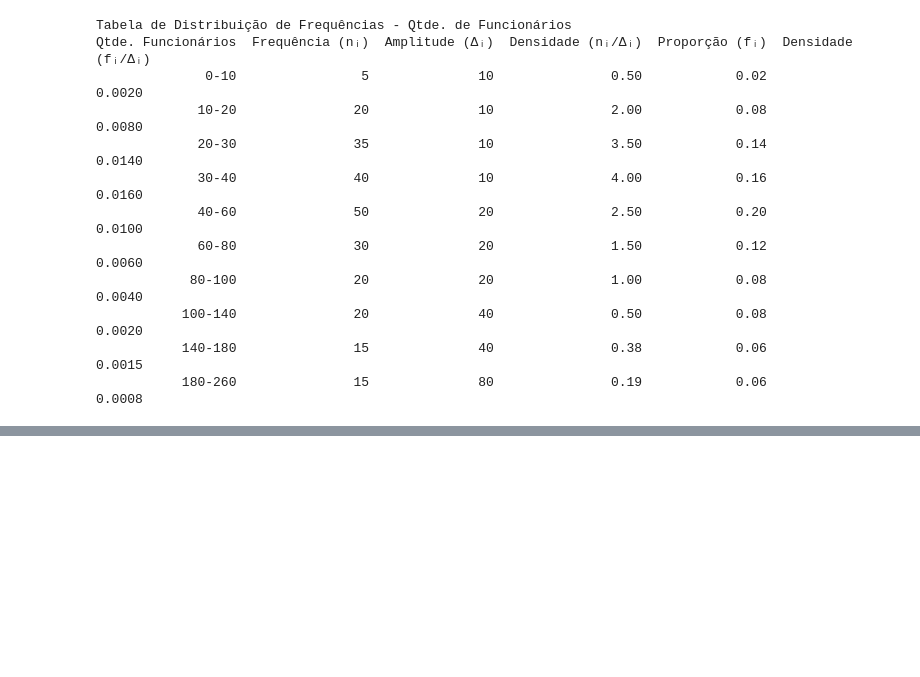
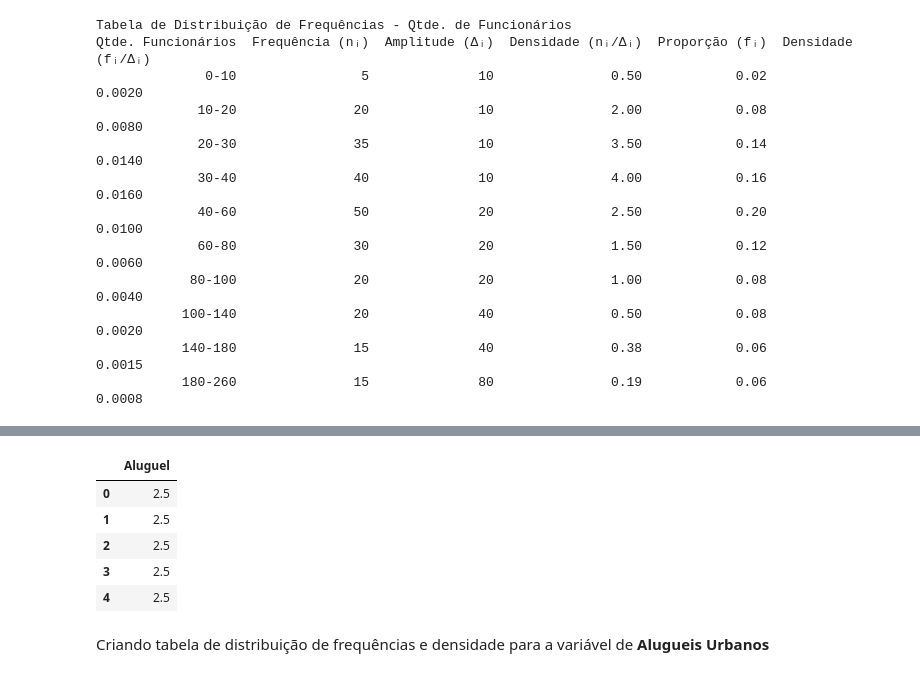
Before and after one commit to damian-nestea/estatistica-basica-bussabemorettin, a Jupyter notebook: notebooks/Cap02_Resumo_Dados.ipynb, the cells around one changed output, grey strips where cells are left out. Cells and saved outputs as stored; diff of their text form; code cells hidden in the pictures; blank space fills up the shorter version.

```diff
--- a/notebooks/Cap02_Resumo_Dados.ipynb
+++ b/notebooks/Cap02_Resumo_Dados.ipynb
@@ -1214,0 +1240,16 @@ plt.show()
+# %%
+# Importando planilha de dados dos alugueis rurais
+nome_aba = 'CD-Alugueis-Rurais'
+file_path = '/content/drive/MyDrive/Dados_EB.xlsx'
+df_rurais = pd.read_excel(file_path,nome_aba)
+
+df_rurais.head(5)
+# %% [output]
+|  | Aluguel |
+| 0 | 2.5 |
+| 1 | 2.5 |
+| 2 | 2.5 |
+| 3 | 2.5 |
+| 4 | 2.5 |
+# %% [markdown]
+Criando tabela de distribuição de frequências e densidade para a variável de **Alugueis Urbanos**
```
Also changed, not shown: parts of 13 cells of this notebook.
